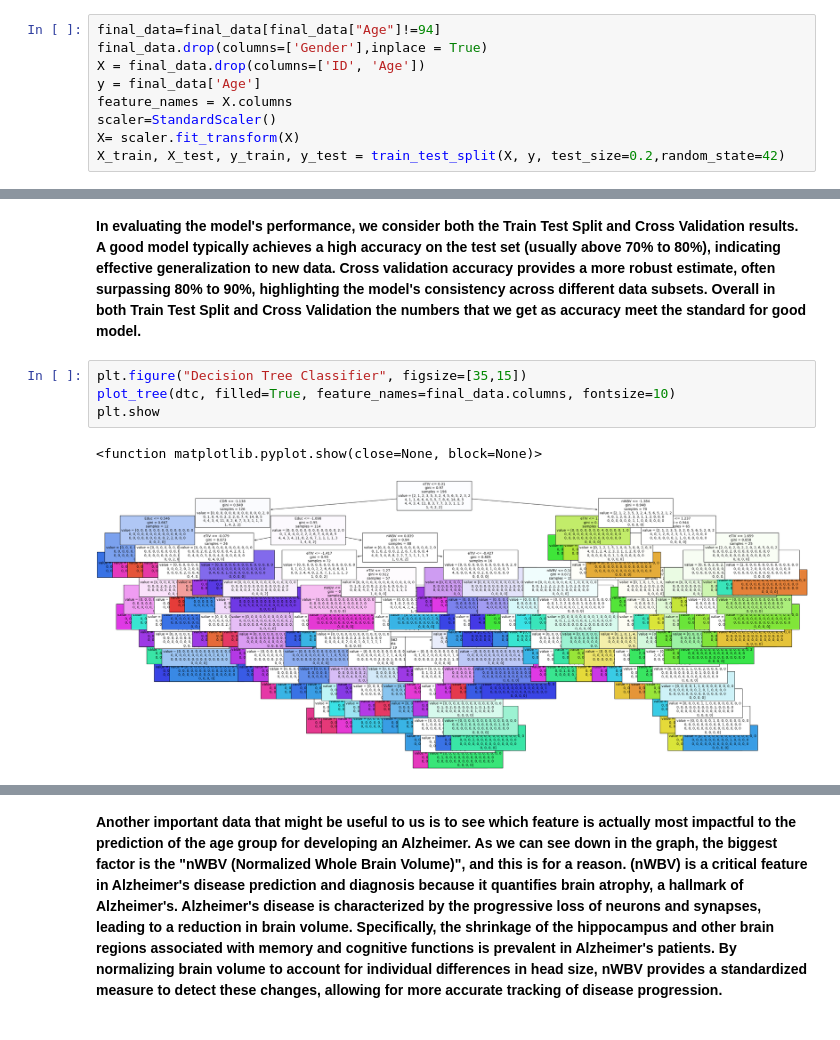
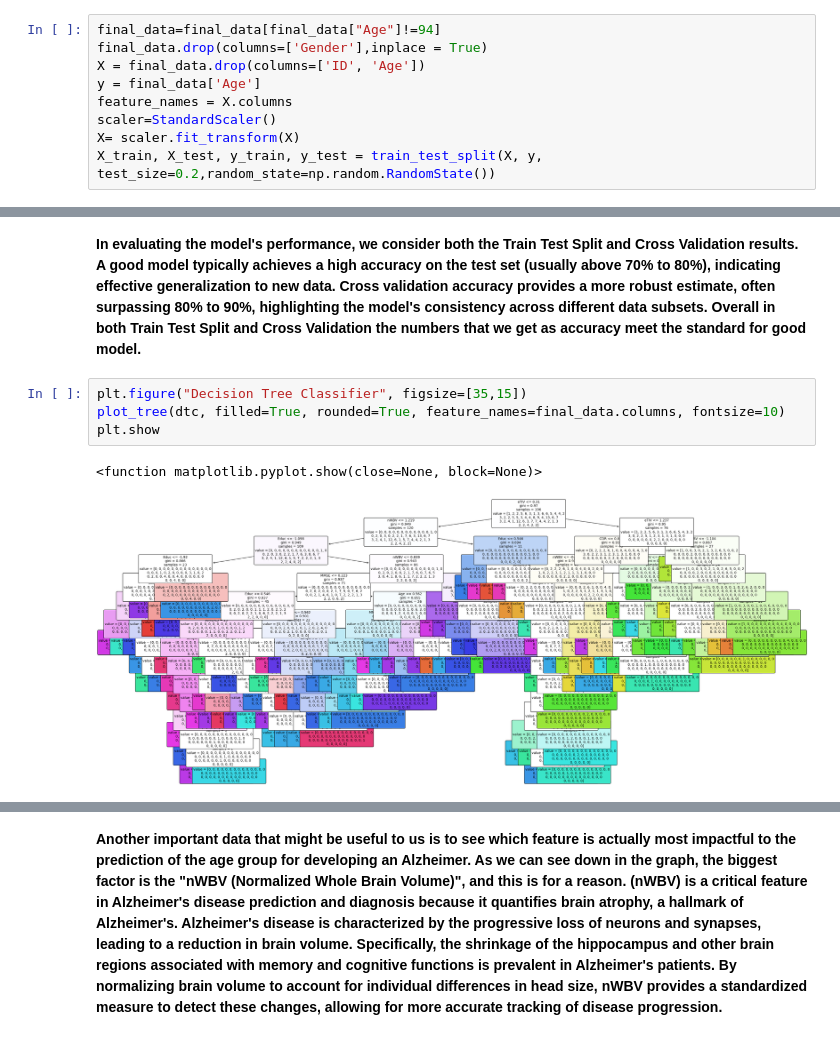
Before and after one commit to Steevei/Alzheimer-Prediction-, a Jupyter notebook: alzheimers-prediction.ipynb, the cells around one changed output, grey strips where cells are left out. Cells and saved outputs as stored; diff of their text form.

```diff
--- a/alzheimers-prediction.ipynb
+++ b/alzheimers-prediction.ipynb
@@ -402,5 +402,5 @@ y = final_data['Age']
 feature_names = X.columns
 scaler=StandardScaler()
 X= scaler.fit_transform(X)
-X_train, X_test, y_train, y_test = train_test_split(X, y, test_size=0.2,random_state=42)
+X_train, X_test, y_train, y_test = train_test_split(X, y, test_size=0.2,random_state=np.random.RandomState())
 # %% [markdown]
@@ -431,8 +438,8 @@ Cross validation accuracy of the model: 0.991803278688523
 **In evaluating the model's performance, we consider both the Train Test Split and Cross Validation results. A good model typically achieves a high accuracy on the test set (usually above 70% to 80%), indicating effective generalization to new data. Cross validation accuracy provides a more robust estimate, often surpassing 80% to 90%, highlighting the model's consistency across different data subsets. Overall in both Train Test Split and Cross Validation the numbers that we get as accuracy meet the standard for good model.**
 # %%
 plt.figure("Decision Tree Classifier", figsize=[35,15])
-plot_tree(dtc, filled=True, feature_names=final_data.columns, fontsize=10)
+plot_tree(dtc, filled=True, rounded=True, feature_names=final_data.columns, fontsize=10)
 plt.show
 # %% [output]
 <function matplotlib.pyplot.show(close=None, block=None)>
-[figure, old version]
+[figure, new version]
```
Also changed, not shown: parts of 8 cells of this notebook.
